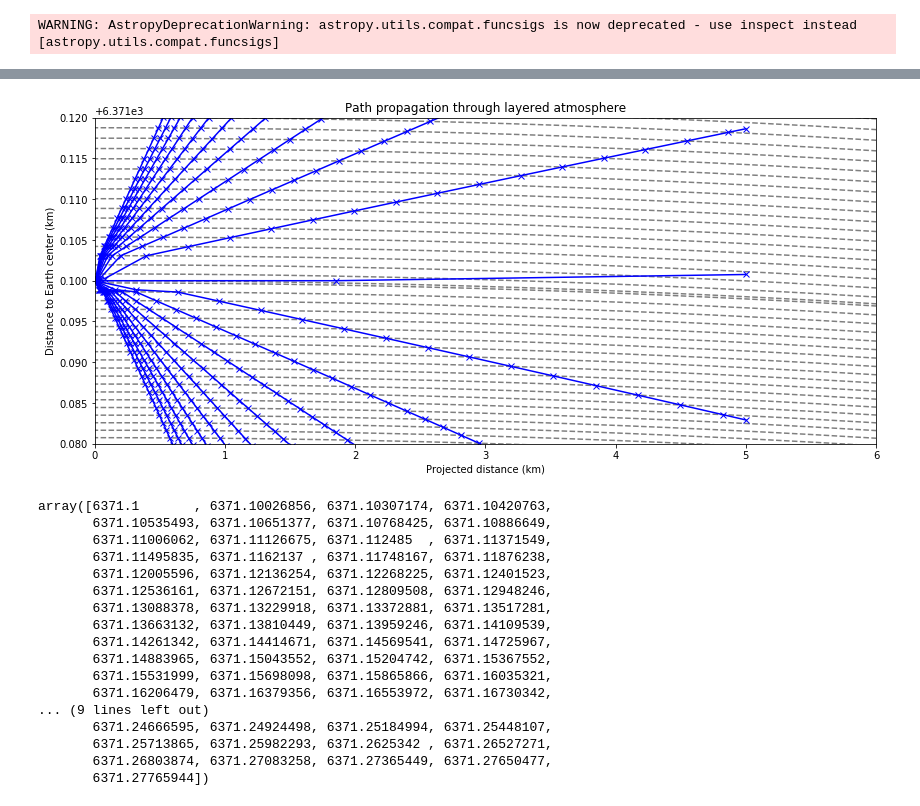
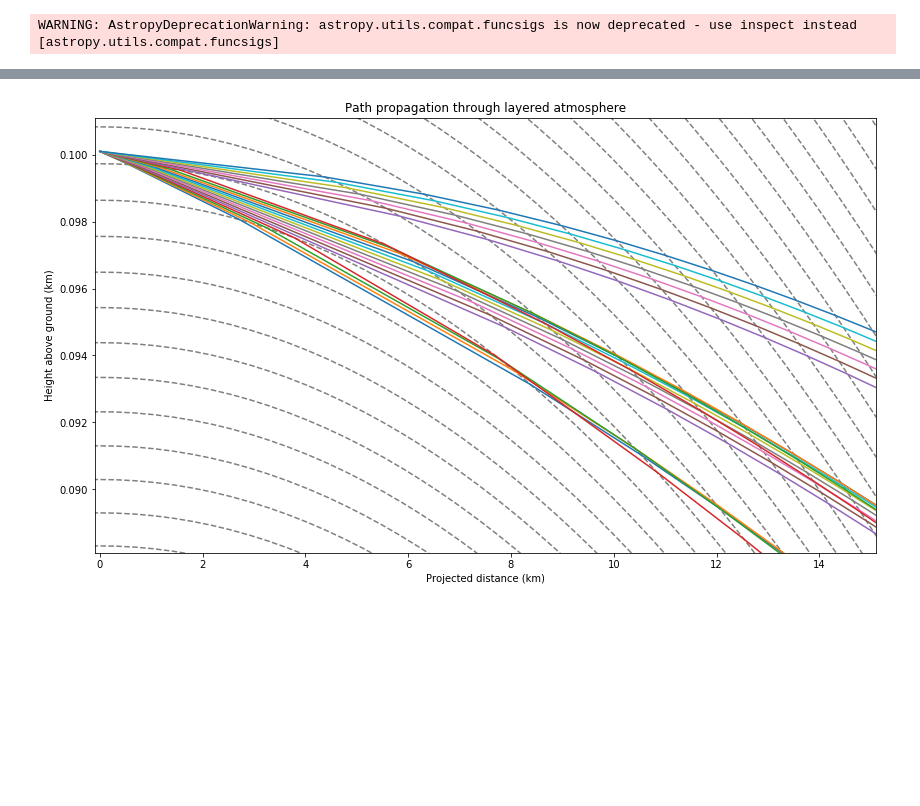
Before and after one commit to bwinkel/pycraf, a Jupyter notebook: notebooks/tmp.ipynb, the cells around one changed output, grey strips where cells are left out. Drawn from its saved outputs; the diff is of its cells as text; code cells hidden in the pictures; blank space fills up the shorter version.

Commit message:
finally implemented a *correct* raytracing method
Unfortunately, the discrete refractive-index layers can lead to caustics
in the ray propagation. (See tmp.ipynb)

```diff
--- a/notebooks/tmp.ipynb
+++ b/notebooks/tmp.ipynb
@@ -64,61 +11,32 @@ ValueError: Axis limits cannot be NaN or Inf
 # %%
-obs_alt = 100.
+obs_alt = 100.1
 earth_radius = 6371.
 layer_angles = np.linspace(-0.001, 0.02, 361)
 
 deltas = 0.0001 * np.exp(np.arange(900) / 100.)
 heights = np.cumsum(np.hstack([0., deltas]))
-if obs_alt > 1.e-3:
-    obs_idx = np.searchsorted(heights, obs_alt / 1000.)
-    heights = np.hstack([
-        heights[:obs_idx],
-        obs_alt / 1000.,
-        heights[obs_idx:]
-        ])
 
 plt.close()
-fig = plt.figure(figsize=(14, 6))
+fig = plt.figure(figsize=(14, 8))
 for r in earth_radius + heights:
-    plt.plot(r * np.sin(layer_angles), r * np.cos(layer_angles), 'k--', alpha=0.5)
+    plt.plot(r * np.sin(layer_angles), r * np.cos(layer_angles) - earth_radius, 'k--', alpha=0.5)
 
-for elevation in np.linspace(-2, 2, 21):
-    path_params, _, _, _ = atm.atm._prepare_path2(
-        elevation, obs_alt, atm.profile_highlat_winter, max_path_length=5.
+for elevation in np.linspace(-0.04, -0.01, 21):
+# for elevation in [0.88]:
+    path_params, _, _, _ = atm.atm._prepare_path(
+        elevation, obs_alt, atm.profile_highlat_winter,
+        # max_arc_length=0.134,
+        # max_path_length=15.,
         )
-    radii = path_params.r_i
-    angles = path_params.delta_n
-    x, y = radii * np.sin(angles), radii * np.cos(angles)
+    plt.plot(path_params.x_n, path_params.y_n - earth_radius, '-')
 
-    plt.plot(x, y, 'bx-')
-
-
-plt.xlim((0, 6))
-plt.ylim((earth_radius + (obs_alt - 20) / 1000, earth_radius + (obs_alt + 20) / 1000))
+plt.xlim((-0.1, 15.1))
+plt.ylim(((obs_alt - 12) / 1000, (obs_alt + 1) / 1000))
 
 plt.title('Path propagation through layered atmosphere')
 plt.xlabel('Projected distance (km)')
-plt.ylabel('Distance to Earth center (km)')
-# plt.gca().set_aspect('equal')
+plt.ylabel('Height above ground (km)')
+# plt.savefig('/tmp/path_prop.jpg', dpi=300)
 plt.show()
 # %% [output]
-[figure, old version]
+[figure, new version]
-# %%
-radii
-# %% [output]
-array([6371.1       , 6371.10026856, 6371.10307174, 6371.10420763,
-       6371.10535493, 6371.10651377, 6371.10768425, 6371.10886649,
-       6371.11006062, 6371.11126675, 6371.112485  , 6371.11371549,
-       6371.11495835, 6371.1162137 , 6371.11748167, 6371.11876238,
-       6371.12005596, 6371.12136254, 6371.12268225, 6371.12401523,
-       6371.12536161, 6371.12672151, 6371.12809508, 6371.12948246,
-       6371.13088378, 6371.13229918, 6371.13372881, 6371.13517281,
-       6371.13663132, 6371.13810449, 6371.13959246, 6371.14109539,
-       6371.14261342, 6371.14414671, 6371.14569541, 6371.14725967,
-       6371.14883965, 6371.15043552, 6371.15204742, 6371.15367552,
-       6371.15531999, 6371.15698098, 6371.15865866, 6371.16035321,
-       6371.16206479, 6371.16379356, 6371.16553972, 6371.16730342,
-... (9 lines left out)
-       6371.24666595, 6371.24924498, 6371.25184994, 6371.25448107,
-       6371.25713865, 6371.25982293, 6371.2625342 , 6371.26527271,
-       6371.26803874, 6371.27083258, 6371.27365449, 6371.27650477,
-       6371.27765944])
```
Also changed, not shown: parts of 14 cells of this notebook, 3 other files.
